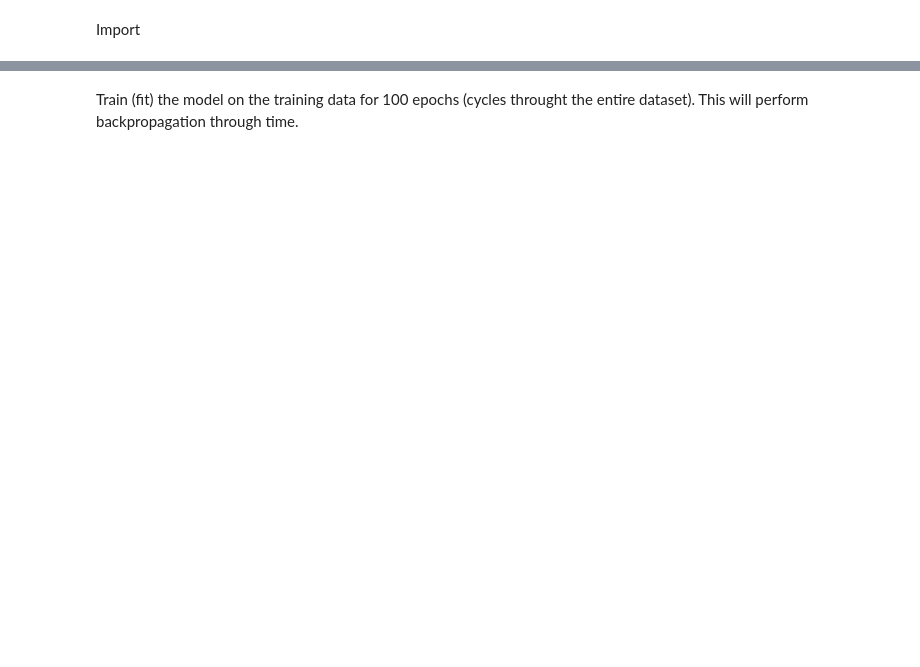
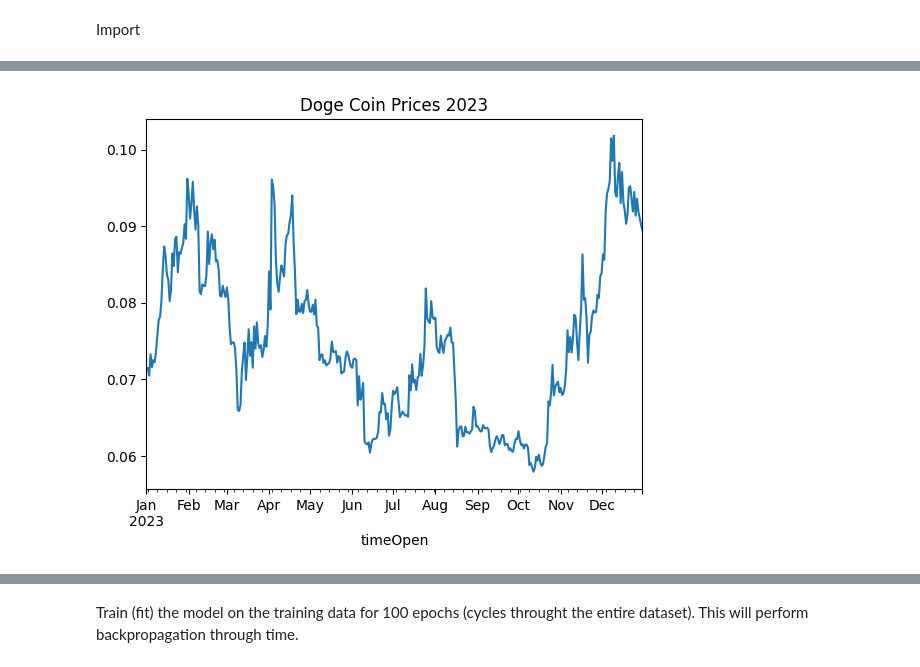
Before and after one commit to woodjmichael/PV-based-systems-lab, a Jupyter notebook: Neural Network Forecast Seminar.ipynb, the cells around one changed output, grey strips where cells are left out. Saved outputs shown, nothing was run; the diff lists cells and outputs as text; code cells hidden in the pictures; blank space fills up the shorter version.

Commit message:
2023 data

```diff
--- a/Neural Network Forecast Seminar.ipynb
+++ b/Neural Network Forecast Seminar.ipynb
@@ -497,0 +266,4 @@ _________________________________________________________________
+# %%
+data = import_data('DOGE-USD.csv')
+
+data # colab will print this
@@ -497,0 +285,4 @@ _________________________________________________________________
+# %%
+data.Price.plot(title='Doge Coin Prices 2023');
+# %% [output]
+[figure, added]
```
Also changed, not shown: parts of 108 cells of this notebook, 1 other file.
